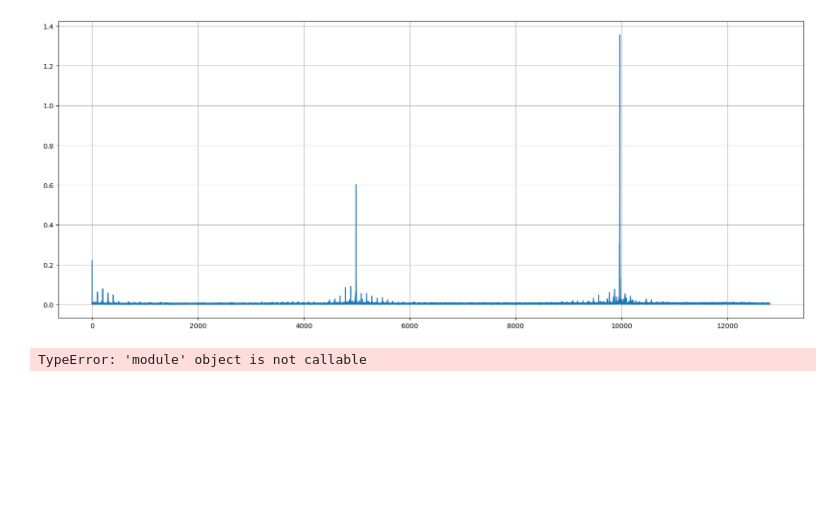
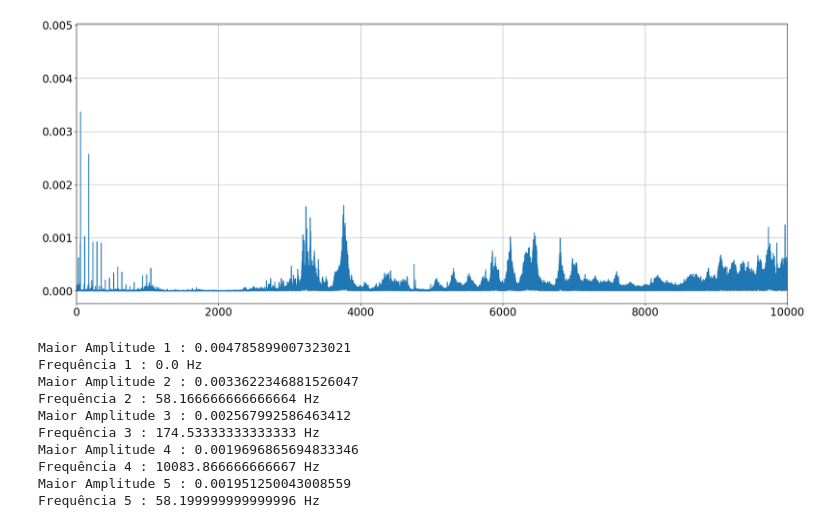
Before and after one commit to juaoqueiroz/EnsaioVibracao, a Jupyter notebook: Data/DataAnalysis/FFT Ploting.ipynb, the cells around one changed output. Drawn from its saved outputs; the diff is of its cells as text; code cells hidden in the pictures; blank space fills up the shorter version.

```diff
--- a/Data/DataAnalysis/FFT Ploting.ipynb
+++ b/Data/DataAnalysis/FFT Ploting.ipynb
@@ -7,25 +7,63 @@ import numpy as np
 import matplotlib.pyplot as plt
 # %%
 
-vibration_data = pd.read_csv("../Datasets/dataset_1000RPM.csv", sep=',') #importando o arquivo
+vibration_data = pd.read_csv("../DatasetEnsaios/Ensaio_2023-12-19_1/SW10P/3750RPM.csv", sep=',') #importando o arquivo
 dt  = 3.906250E-5 #tempo entre amostras
-N  = len(vibration_data['t']) #numero de amostras
+N  = len(vibration_data['tempo']) #numero de amostras
+tempo = vibration_data['tempo']
 vibracao = vibration_data['vibracao']
+tensao = vibration_data['tensao']
 yf = scipy.fft.fft(vibracao.values)
 xf = fftfreq(N, dt)[:N//2]
-
-plt.figure(figsize=(20, 8))
-plt.plot(xf, 2.0/N * np.abs(yf[0:N//2]))
-plt.grid()
-plt.show()
-# %% [output]
-[figure, removed]
-# %%
-yf = np.abs(scipy.fft(vibracao.values))
-xf = scipy.fftfreq(vibration_data['t'].size, d= dt)
-
-fig, ax = plt.subplots()
-ax.plot(np.abs(xf), np.abs(yf))
-plt.show()
-# %% [output]
-TypeError: 'module' object is not callable
+# %%
+plt.figure(figsize=(20, 8))
+plt.plot(xf, 2.0/N * np.abs(yf[0:N//2]))
+
+
+# Definindo limites dos eixos
+
+plt.xlim(0, 10000)  # Limites para o eixo x
+#plt.ylim(-1, 1)  # Limites para o eixo y
+
+
+#Configurando os ticks nos eixos
+
+#plt.xticks(range(0,141, 5), rotation=45)
+#plt.yticks(range(0,10000, 5000), rotation=45)
+plt.tick_params(axis='both', which='major', labelsize=20)
+
+
+
+plt.grid()
+plt.tight_layout()
+plt.show()
+# %% [output]
+[figure, added]
+# %%
+# Obtendo as n frequências de maior amplitude
+amplitudes = 2.0 / N * np.abs(yf[0:N//2])
+
+n = 5
+
+# Encontra as três maiores amplitudes e seus índices
+maiores_amplitudes_indices = np.argsort(-amplitudes)[:n]
+maiores_amplitudes = amplitudes[maiores_amplitudes_indices]
+
+# Encontra as frequências correspondentes às três maiores amplitudes
+frequencias = xf[maiores_amplitudes_indices]
+
+# Saída das três maiores amplitudes e suas frequências correspondentes
+for i in range(n):
+    print("Maior Amplitude", i+1, ":", maiores_amplitudes[i])
+    print("Frequência", i+1, ":", frequencias[i], "Hz")
+# %% [output]
+Maior Amplitude 1 : 0.004785899007323021
+Frequência 1 : 0.0 Hz
+Maior Amplitude 2 : 0.0033622346881526047
+Frequência 2 : 58.166666666666664 Hz
+Maior Amplitude 3 : 0.002567992586463412
+Frequência 3 : 174.53333333333333 Hz
+Maior Amplitude 4 : 0.0019696865694833346
+Frequência 4 : 10083.866666666667 Hz
+Maior Amplitude 5 : 0.001951250043008559
+Frequência 5 : 58.199999999999996 Hz
```
Also changed, not shown: parts of 1 cell of this notebook, 6 other files.
